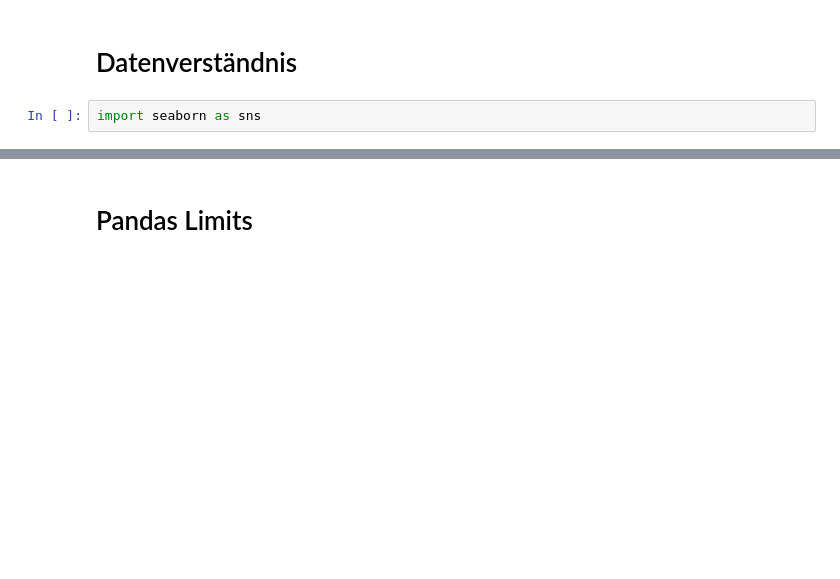
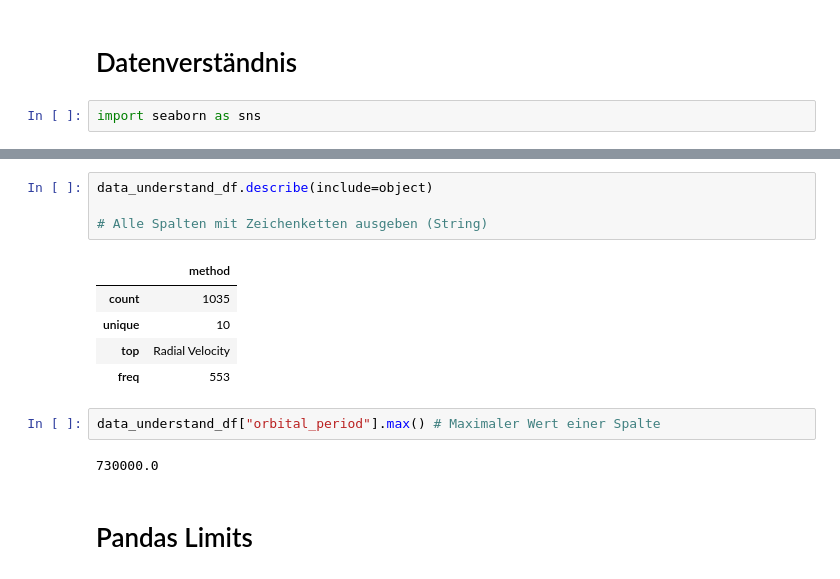
Before and after one commit to mcg97/Pybliothek, a Jupyter notebook: Pandas_Infos.ipynb, the cells around one changed output, grey strips where cells are left out. Saved outputs shown, nothing was run; the diff lists cells and outputs as text; blank space fills up the shorter version.

```diff
--- a/Pandas_Infos.ipynb
+++ b/Pandas_Infos.ipynb
@@ -140,3 +194,17 @@ data_understand_df
+# %%
+data_understand_df.describe(include=object)
+
+# Alle Spalten mit Zeichenketten ausgeben (String)
+# %% [output]
+|  | method |
+| count | 1035 |
+| unique | 10 |
+| top | Radial Velocity |
+| freq | 553 |
+# %%
+data_understand_df["orbital_period"].max() # Maximaler Wert einer Spalte
+# %% [output]
+730000.0
 # %% [markdown]
 # Pandas Limits
 # %% [markdown]
```
Also changed, not shown: parts of 6 cells of this notebook.
